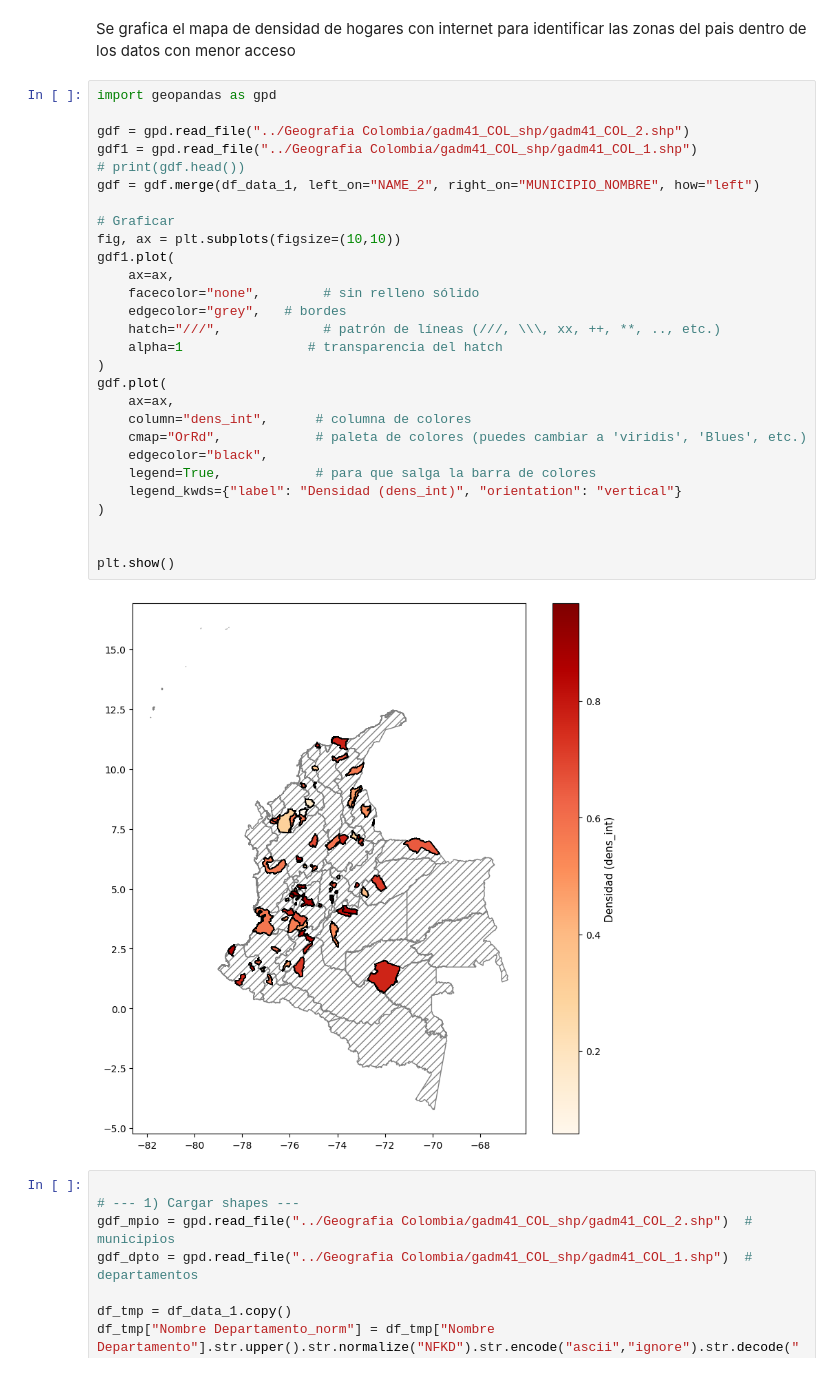
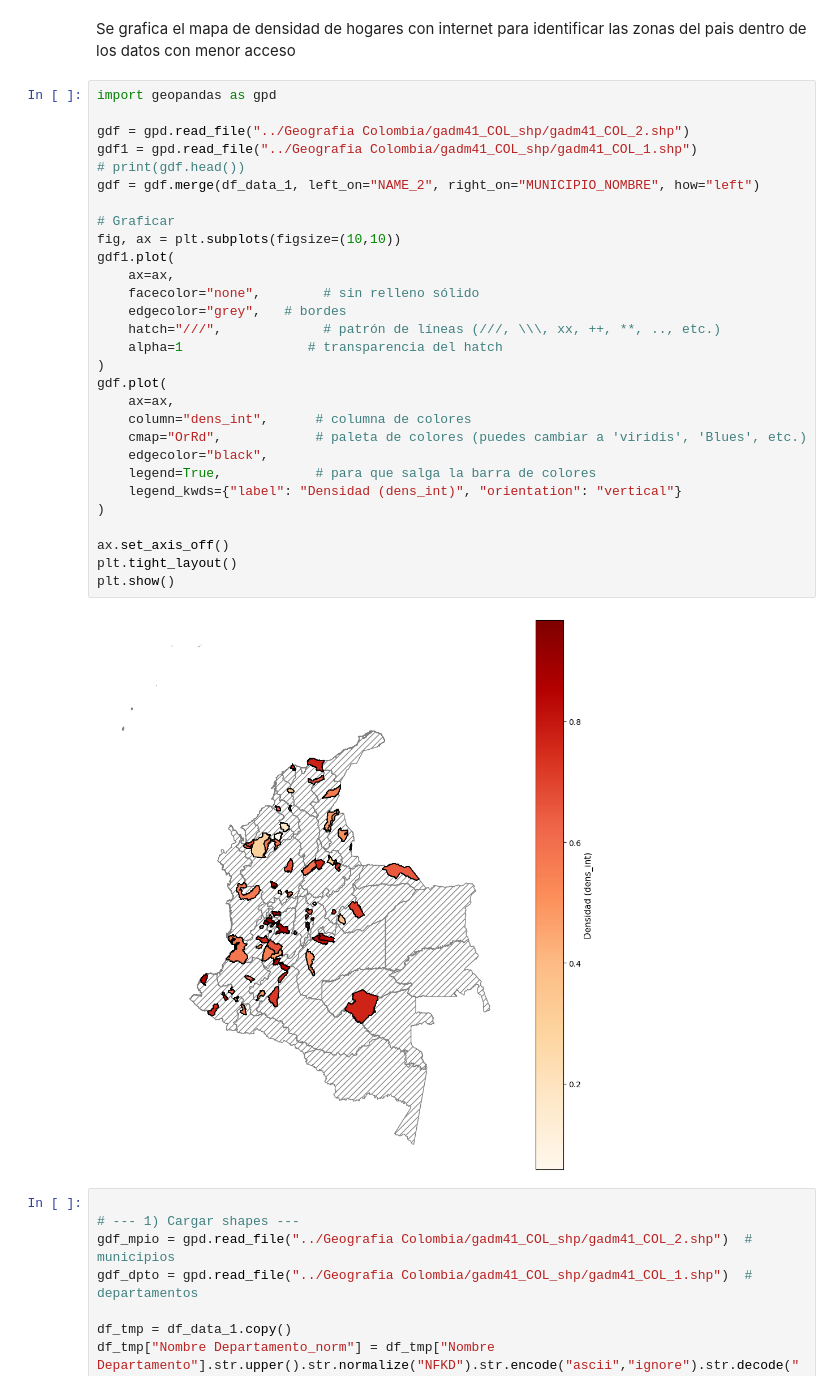
Before and after one commit to Contrerasjosed1/Proyecto_analytics, a Jupyter notebook: notebooks/01_exploracion.ipynb, the cells around one changed output. Saved outputs shown, nothing was run; the diff lists cells and outputs as text.

```diff
--- a/notebooks/01_exploracion.ipynb
+++ b/notebooks/01_exploracion.ipynb
@@ -475,33 +475,34 @@ Se grafica el mapa de densidad de hogares con internet para identificar las zona
 # %%
 import geopandas as gpd
 
 gdf = gpd.read_file("../Geografia Colombia/gadm41_COL_shp/gadm41_COL_2.shp")
 gdf1 = gpd.read_file("../Geografia Colombia/gadm41_COL_shp/gadm41_COL_1.shp")
 # print(gdf.head())
 gdf = gdf.merge(df_data_1, left_on="NAME_2", right_on="MUNICIPIO_NOMBRE", how="left")
 
 # Graficar
 fig, ax = plt.subplots(figsize=(10,10))
 gdf1.plot(
     ax=ax,
     facecolor="none",        # sin relleno sólido
     edgecolor="grey",   # bordes
     hatch="///",             # patrón de líneas (///, \\\, xx, ++, **, .., etc.)
     alpha=1                # transparencia del hatch
 )
 gdf.plot(
     ax=ax,
     column="dens_int",      # columna de colores
     cmap="OrRd",            # paleta de colores (puedes cambiar a 'viridis', 'Blues', etc.)
     edgecolor="black",
     legend=True,            # para que salga la barra de colores
     legend_kwds={"label": "Densidad (dens_int)", "orientation": "vertical"}
 )
 
-
+ax.set_axis_off()
+plt.tight_layout()
 plt.show()
 # %% [output]
-[figure, old version]
+[figure, new version]
 # %%
 
 # --- 1) Cargar shapes ---
```
